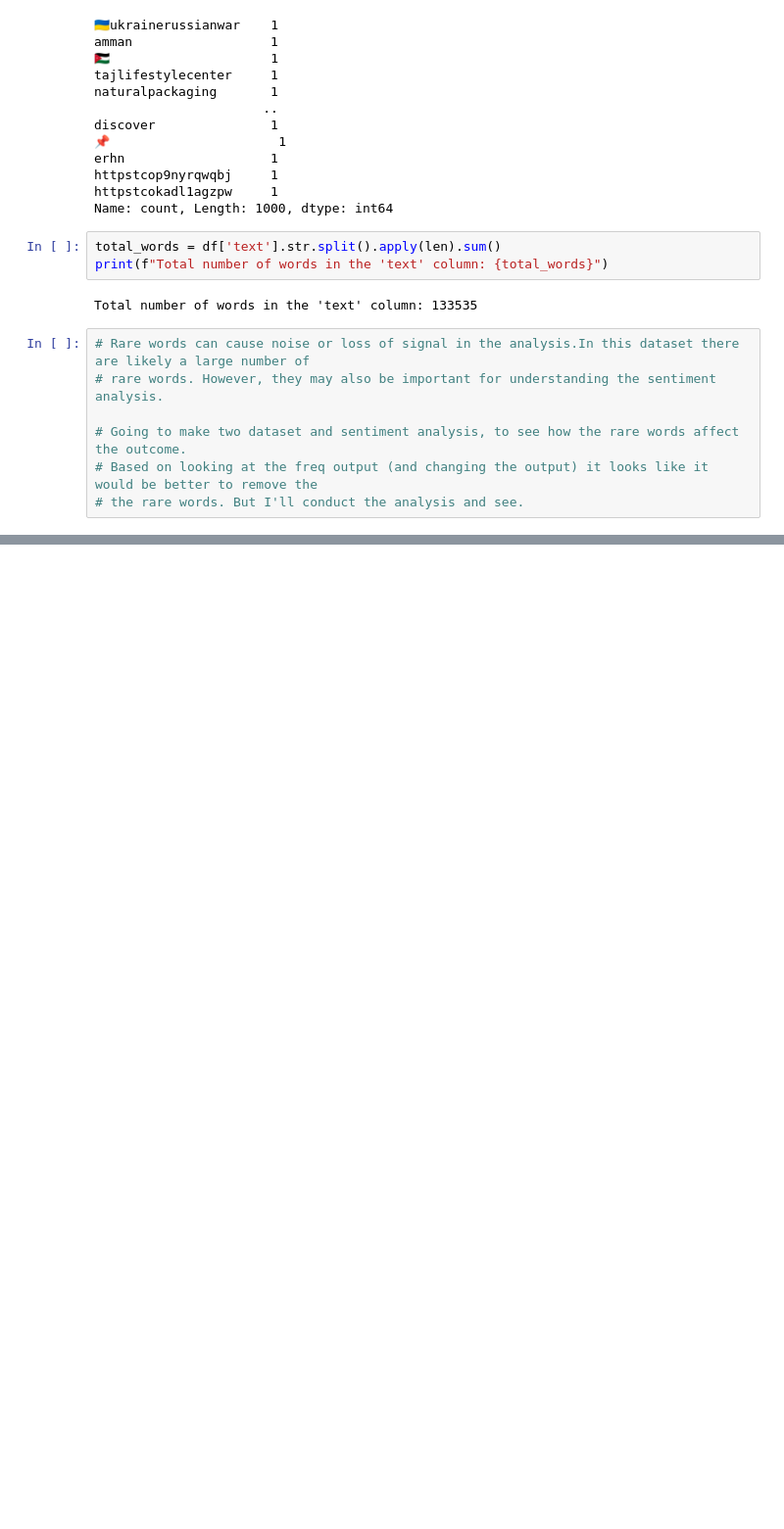
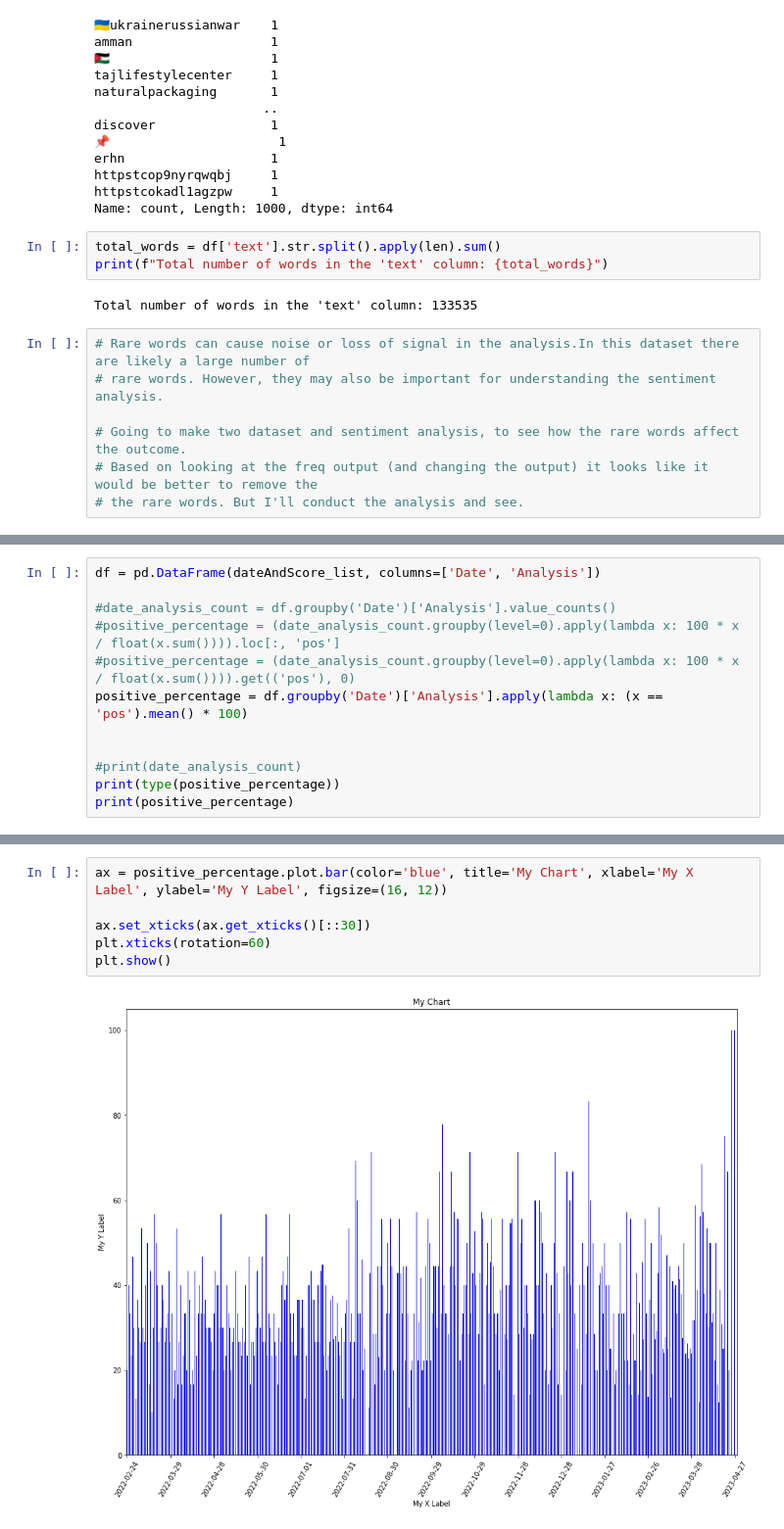
Before and after one commit to DrAmy-Data/CA2_S2, a Jupyter notebook: CA2_SEM2.ipynb, the cells around one changed output, grey strips where cells are left out. Shown at 98% size. Drawn from its saved outputs; the diff is of its cells as text; blank space fills up the shorter version.

```diff
--- a/CA2_SEM2.ipynb
+++ b/CA2_SEM2.ipynb
@@ -449,0 +615,12 @@ Total number of words in the 'text' column: 133535
+# %%
+df = pd.DataFrame(dateAndScore_list, columns=['Date', 'Analysis'])
+
+#date_analysis_count = df.groupby('Date')['Analysis'].value_counts()
+#positive_percentage = (date_analysis_count.groupby(level=0).apply(lambda x: 100 * x / float(x.sum()))).loc[:, 'pos']
+#positive_percentage = (date_analysis_count.groupby(level=0).apply(lambda x: 100 * x / float(x.sum()))).get(('pos'), 0)
+positive_percentage = df.groupby('Date')['Analysis'].apply(lambda x: (x == 'pos').mean() * 100)
+
+
+#print(date_analysis_count)
+print(type(positive_percentage))
+print(positive_percentage)
@@ -449,0 +642,8 @@ Total number of words in the 'text' column: 133535
+# %%
+ax = positive_percentage.plot.bar(color='blue', title='My Chart', xlabel='My X Label', ylabel='My Y Label', figsize=(16, 12))
+
+ax.set_xticks(ax.get_xticks()[::30])
+plt.xticks(rotation=60)
+plt.show()
+# %% [output]
+[figure, added]
```
Also changed, not shown: parts of 15 cells of this notebook.
